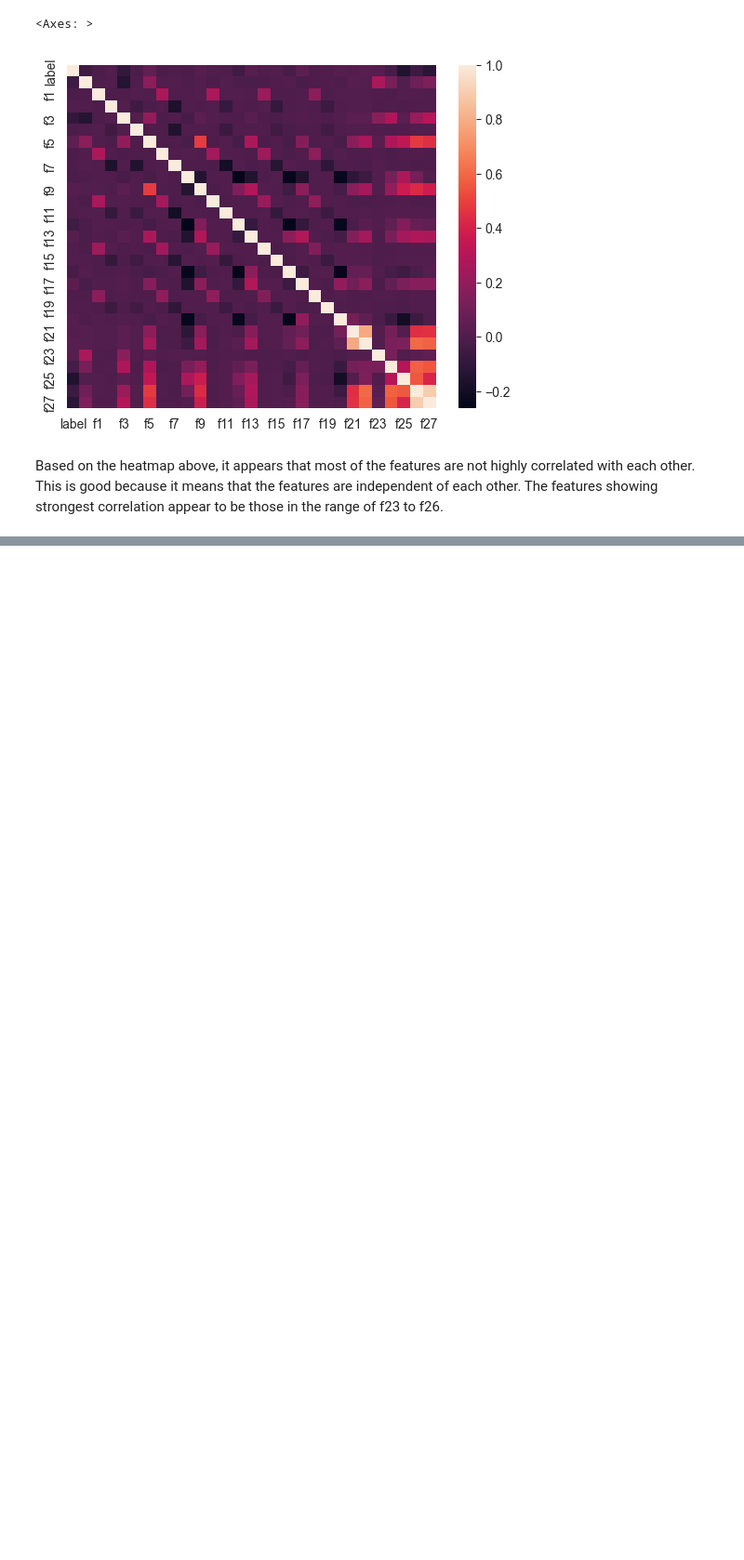
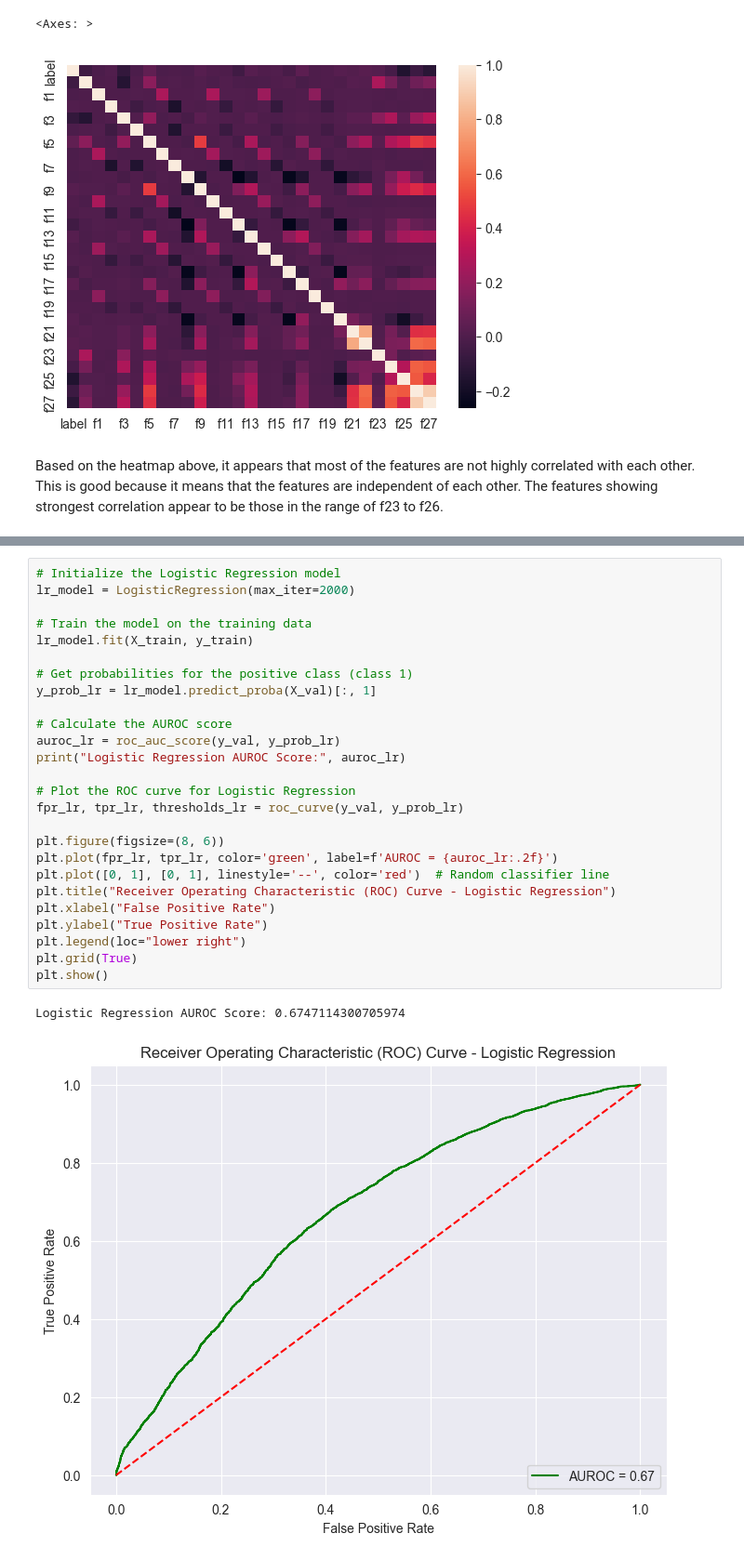
Before and after one commit to jligeral/03, a Jupyter notebook: Version 1.0.ipynb, the cells around one changed output, grey strips where cells are left out. Shown at 93% size. Saved outputs shown, nothing was run; the diff lists cells and outputs as text; blank space fills up the shorter version.

```diff
--- a/Version 1.0.ipynb
+++ b/Version 1.0.ipynb
@@ -114,0 +191,29 @@ Based on the heatmap above, it appears that most of the features are not highly
+# %%
+# Initialize the Logistic Regression model
+lr_model = LogisticRegression(max_iter=2000)
+
+# Train the model on the training data
+lr_model.fit(X_train, y_train)
+
+# Get probabilities for the positive class (class 1)
+y_prob_lr = lr_model.predict_proba(X_val)[:, 1]
+
+# Calculate the AUROC score
+auroc_lr = roc_auc_score(y_val, y_prob_lr)
+print("Logistic Regression AUROC Score:", auroc_lr)
+
+# Plot the ROC curve for Logistic Regression
+fpr_lr, tpr_lr, thresholds_lr = roc_curve(y_val, y_prob_lr)
+
+plt.figure(figsize=(8, 6))
+plt.plot(fpr_lr, tpr_lr, color='green', label=f'AUROC = {auroc_lr:.2f}')
+plt.plot([0, 1], [0, 1], linestyle='--', color='red')  # Random classifier line
+plt.title("Receiver Operating Characteristic (ROC) Curve - Logistic Regression")
+plt.xlabel("False Positive Rate")
+plt.ylabel("True Positive Rate")
+plt.legend(loc="lower right")
+plt.grid(True)
+plt.show()
+# %% [output]
+Logistic Regression AUROC Score: 0.6747114300705974
+[figure, added]
```
Also changed, not shown: parts of 11 cells of this notebook.
